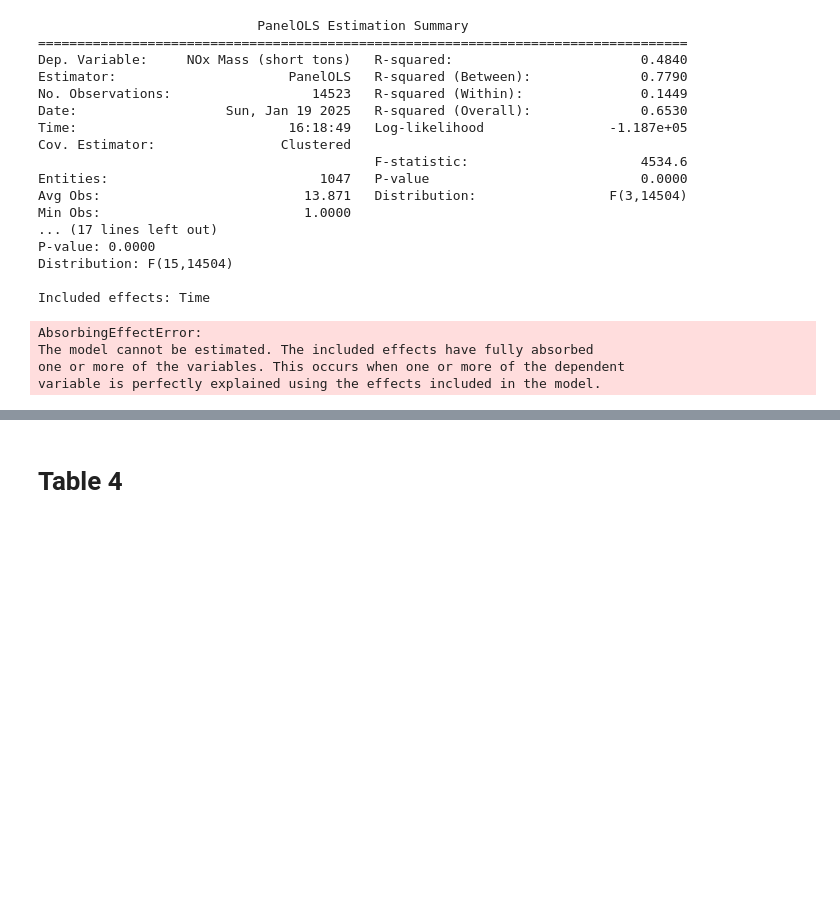
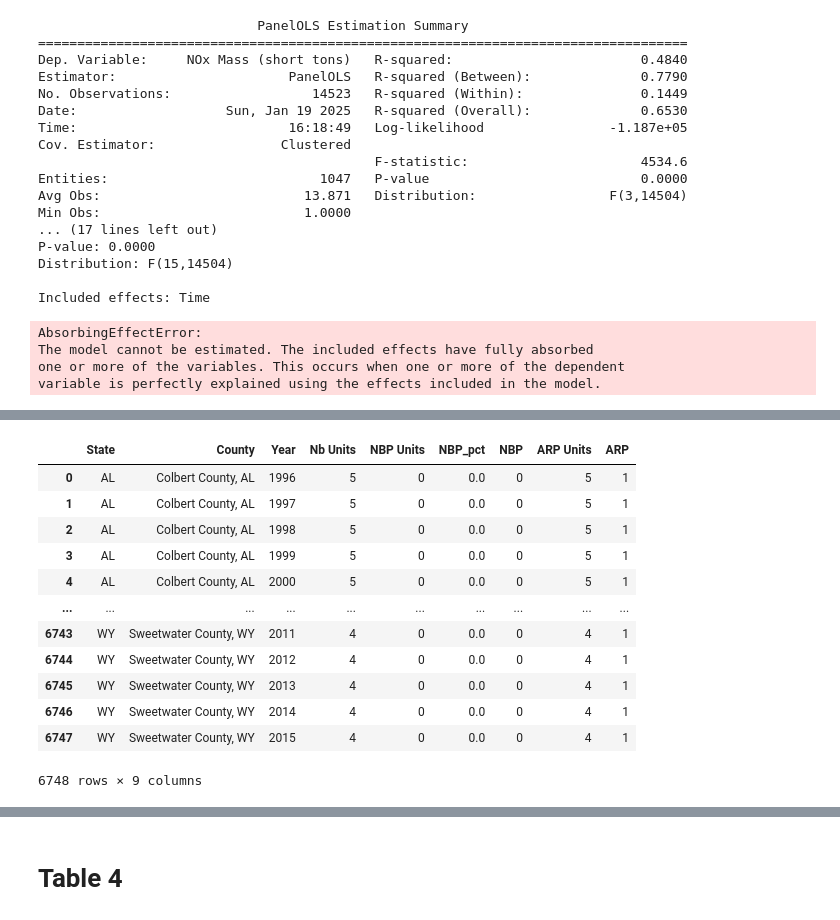
Before and after one commit to ZeliaDec/Econ, a Jupyter notebook: MGT-494.ipynb, the cells around one changed output, grey strips where cells are left out. Saved outputs shown, nothing was run; the diff lists cells and outputs as text; code cells hidden in the pictures; blank space fills up the shorter version.

```diff
--- a/MGT-494.ipynb
+++ b/MGT-494.ipynb
@@ -1123,0 +783,24 @@ b
+# %%
+county_info=emissions_with_pop.groupby(by=['State','County','Year']).size().reset_index()
+county_info.rename(columns={0:'Nb Units'},inplace=True)
+county_info['NBP Units']=emissions_with_pop.groupby(by=['State','County','Year'])['NBP_Dummy'].sum().reset_index()['NBP_Dummy']
+county_info['NBP_pct']=county_info['NBP Units']/county_info['Nb Units']
+county_info['NBP']=(county_info['NBP Units']>0).astype(int)
+county_info['County']=county_info['County'].astype(str)+', '+county_info['State'].astype(str)
+county_info['ARP Units']=emissions_with_pop.groupby(by=['State','County','Year'])['ARP_Dummy'].sum().reset_index()['ARP_Dummy']
+county_info['ARP']=(county_info['ARP Units']>0).astype(int)
+county_info
+# %% [output]
+|  | State | County | Year | Nb Units | NBP Units | NBP_pct | NBP | ARP Units | ARP |
+| 0 | AL | Colbert County, AL | 1996 | 5 | 0 | 0.0 | 0 | 5 | 1 |
+| 1 | AL | Colbert County, AL | 1997 | 5 | 0 | 0.0 | 0 | 5 | 1 |
+| 2 | AL | Colbert County, AL | 1998 | 5 | 0 | 0.0 | 0 | 5 | 1 |
+| 3 | AL | Colbert County, AL | 1999 | 5 | 0 | 0.0 | 0 | 5 | 1 |
+| 4 | AL | Colbert County, AL | 2000 | 5 | 0 | 0.0 | 0 | 5 | 1 |
+| ... | ... | ... | ... | ... | ... | ... | ... | ... | ... |
+| 6743 | WY | Sweetwater County, WY | 2011 | 4 | 0 | 0.0 | 0 | 4 | 1 |
+| 6744 | WY | Sweetwater County, WY | 2012 | 4 | 0 | 0.0 | 0 | 4 | 1 |
+| 6745 | WY | Sweetwater County, WY | 2013 | 4 | 0 | 0.0 | 0 | 4 | 1 |
+| 6746 | WY | Sweetwater County, WY | 2014 | 4 | 0 | 0.0 | 0 | 4 | 1 |
+| 6747 | WY | Sweetwater County, WY | 2015 | 4 | 0 | 0.0 | 0 | 4 | 1 |
+6748 rows × 9 columns
```
Also changed, not shown: parts of 38 cells of this notebook.
